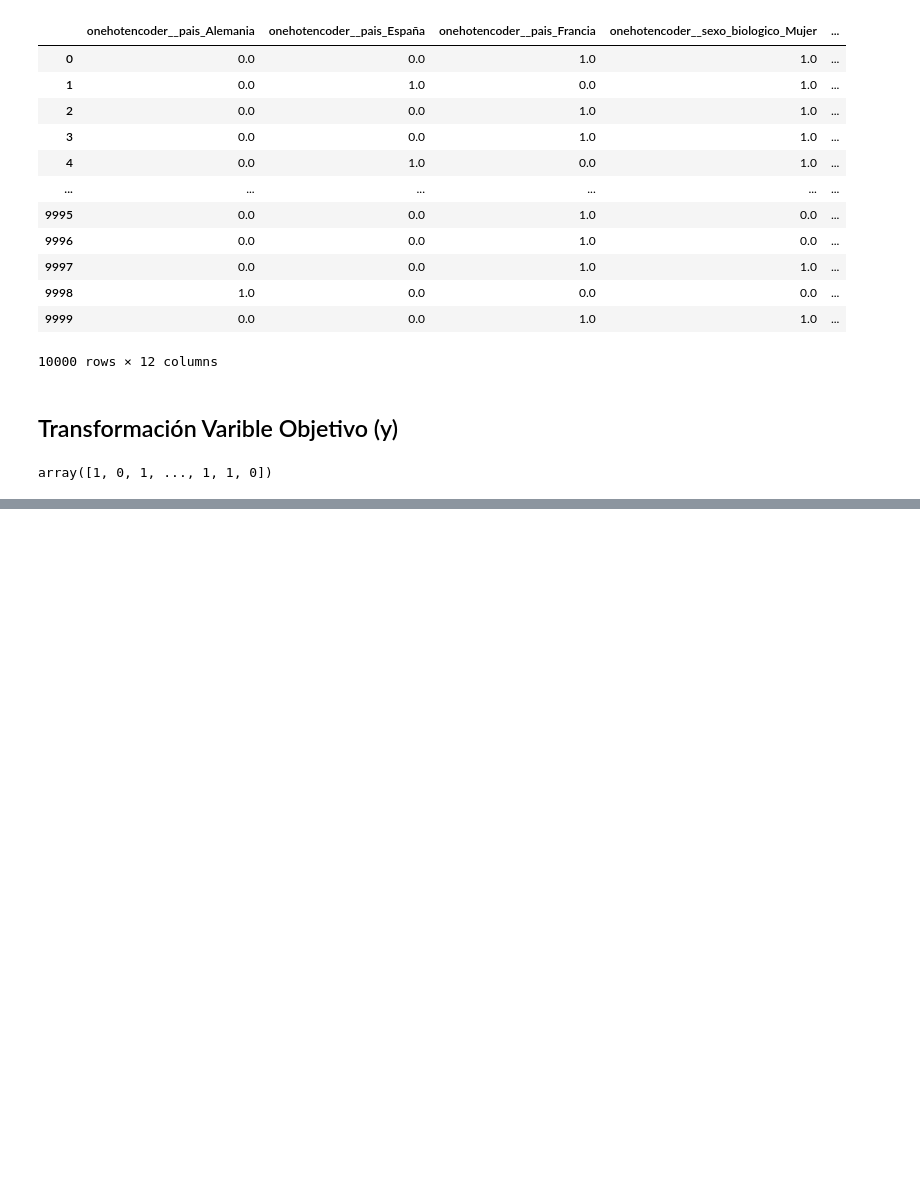
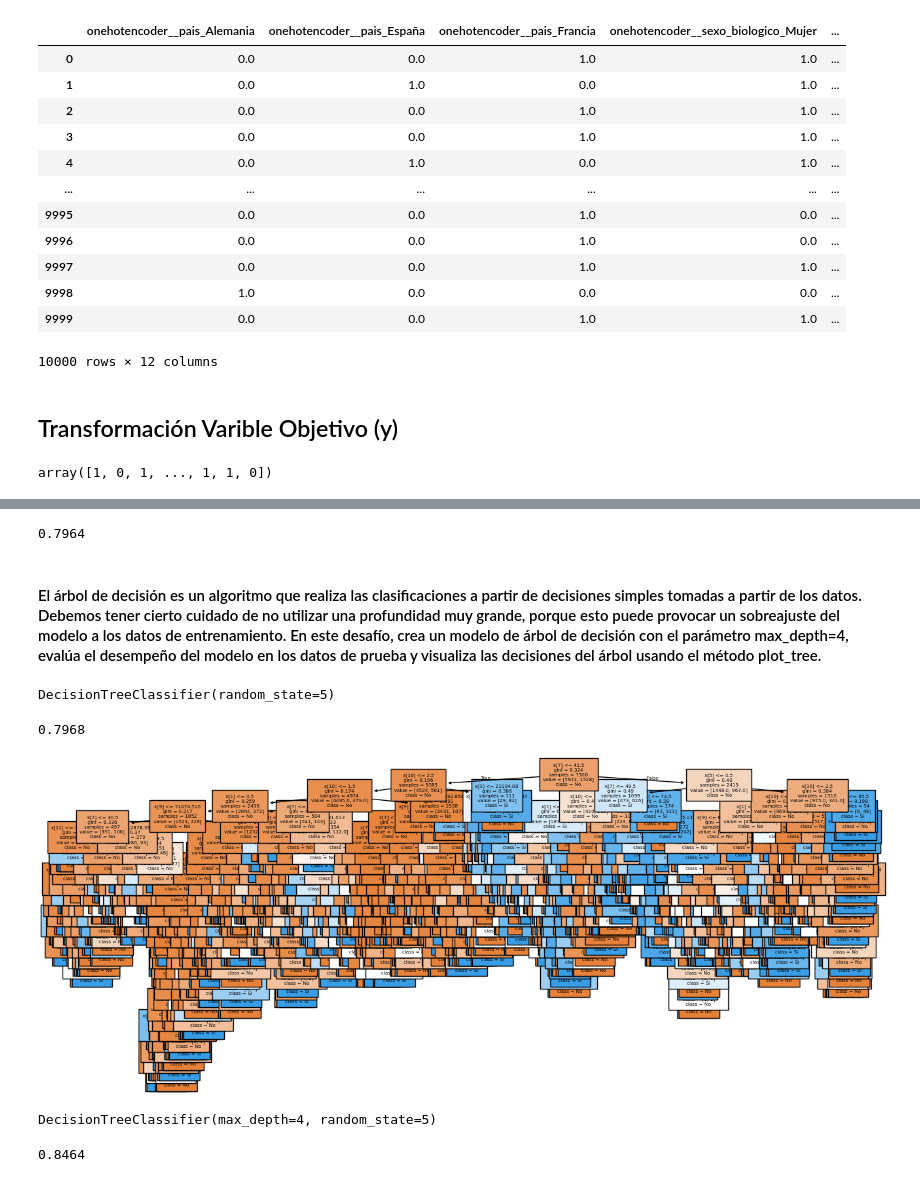
Before and after one commit to Starleen1996/Machine-Learning, a Jupyter notebook: Haga_Lo_que_hicimos_Clasificación_Datos_Machine_Learning.ipynb, the cells around one changed output, grey strips where cells are left out. Drawn from its saved outputs; the diff is of its cells as text; code cells hidden in the pictures; blank space fills up the shorter version.

```diff
--- a/Haga_Lo_que_hicimos_Clasificación_Datos_Machine_Learning.ipynb
+++ b/Haga_Lo_que_hicimos_Clasificación_Datos_Machine_Learning.ipynb
@@ -227,0 +232,5 @@ array([1, 0, 1, ..., 1, 1, 0])
+# %%
+#### Dividiendo los datos entre entrenamiento y prueba
+from sklearn.model_selection import train_test_split
+
+X_train, X_test, y_train, y_test = train_test_split(X, y, random_state=5, stratify=y)
@@ -227,0 +242,9 @@ array([1, 0, 1, ..., 1, 1, 0])
+# %%
+dummy = DummyClassifier()
+dummy.fit(X_train, y_train)
+
+dummy.score(X_test, y_test)
+# %% [output]
+0.7964
+# %% [markdown]
+#### El árbol de decisión es un algoritmo que realiza las clasificaciones a partir de decisiones simples tomadas a partir de los datos. Debemos tener cierto cuidado de no utilizar una profundidad muy grande, porque esto puede provocar un sobreajuste del modelo a los datos de entrenamiento. En este desafío, crea un modelo de árbol de decisión con el parámetro max_depth=4, evalúa el desempeño del modelo en los datos de prueba y visualiza las decisiones del árbol usando el método plot_tree.
@@ -227,0 +255,23 @@ array([1, 0, 1, ..., 1, 1, 0])
+# %%
+modelo_arbol = DecisionTreeClassifier(random_state=5) # max_depth=3 ajusta la profundidad a los niveles.
+modelo_arbol.fit(X_train, y_train)
+# %% [output]
+DecisionTreeClassifier(random_state=5)
+# %%
+modelo_arbol.score(X_test,y_test)
+# %% [output]
+0.7968
+# %%
+plt.figure(figsize = (15, 6))
+plot_tree(modelo_arbol, filled = True, class_names = ['No', 'Sí'], fontsize = 5);
+# %% [output]
+[figure, added]
+# %%
+modelo_arbol = DecisionTreeClassifier(random_state=5, max_depth=4) # max_depth=3 ajusta la profundidad a los niveles.
+modelo_arbol.fit(X_train, y_train)
+# %% [output]
+DecisionTreeClassifier(max_depth=4, random_state=5)
+# %%
+modelo_arbol.score(X_test,y_test)
+# %% [output]
+0.8464
```
Also changed, not shown: parts of 6 cells of this notebook.
